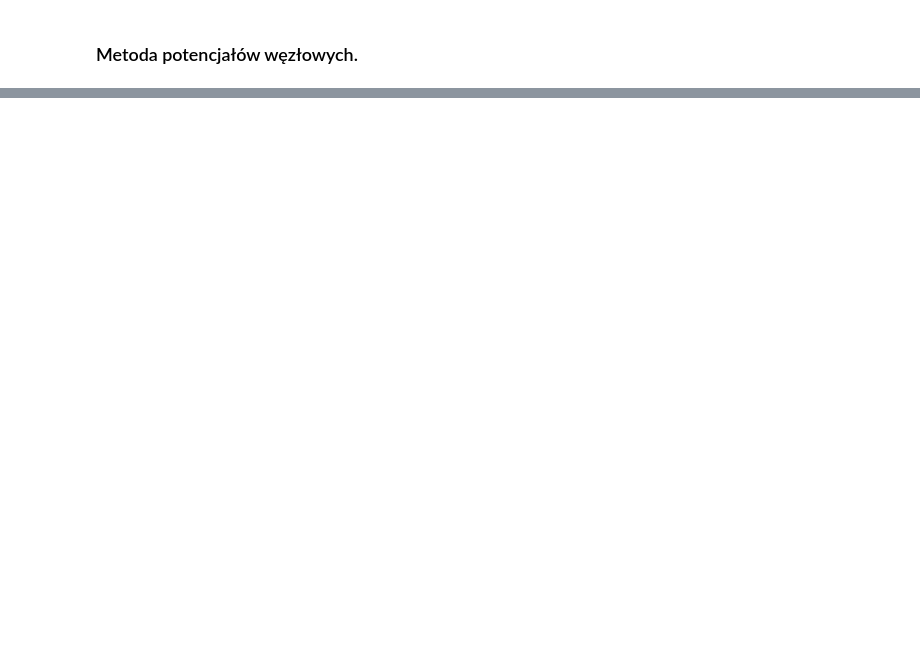
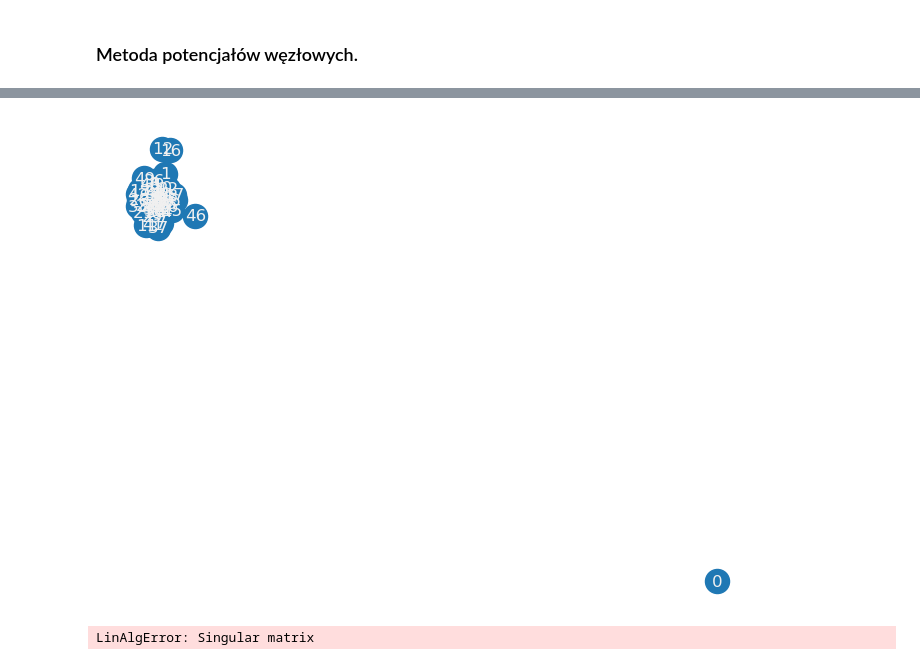
Before and after one commit to Szaroslav/computational-methods-agh-course, a Jupyter notebook: lab02/lab02.ipynb, the cells around one changed output, grey strips where cells are left out. Drawn from its saved outputs; the diff is of its cells as text; code cells hidden in the pictures; blank space fills up the shorter version.

```diff
--- a/lab02/lab02.ipynb
+++ b/lab02/lab02.ipynb
@@ -317,0 +305,18 @@ KeyError: 'weight'
+# %%
+def add_weights_to_graph(G, s, t):
+    G = parse_to_directed(G, s, t)
+
+    for u, v in G.edges:
+        G.update(edges=[(u, v, {"weight": np.random.rand() * 101})])
+
+    return G
+# %%
+X = add_weights_to_graph(nx.erdos_renyi_graph(50, 0.3), s, t)
+draw_graph(X, branch_current_method(X, s, t, e))
+# %% [output]
+[figure, added]
+# %%
+X = add_weights_to_graph(nx.random_regular_graph(3, 20), s, t)
+draw_graph(X, branch_current_method(X, s, t, e))
+# %% [output]
+LinAlgError: Singular matrix
```
Also changed, not shown: parts of 5 cells of this notebook.
